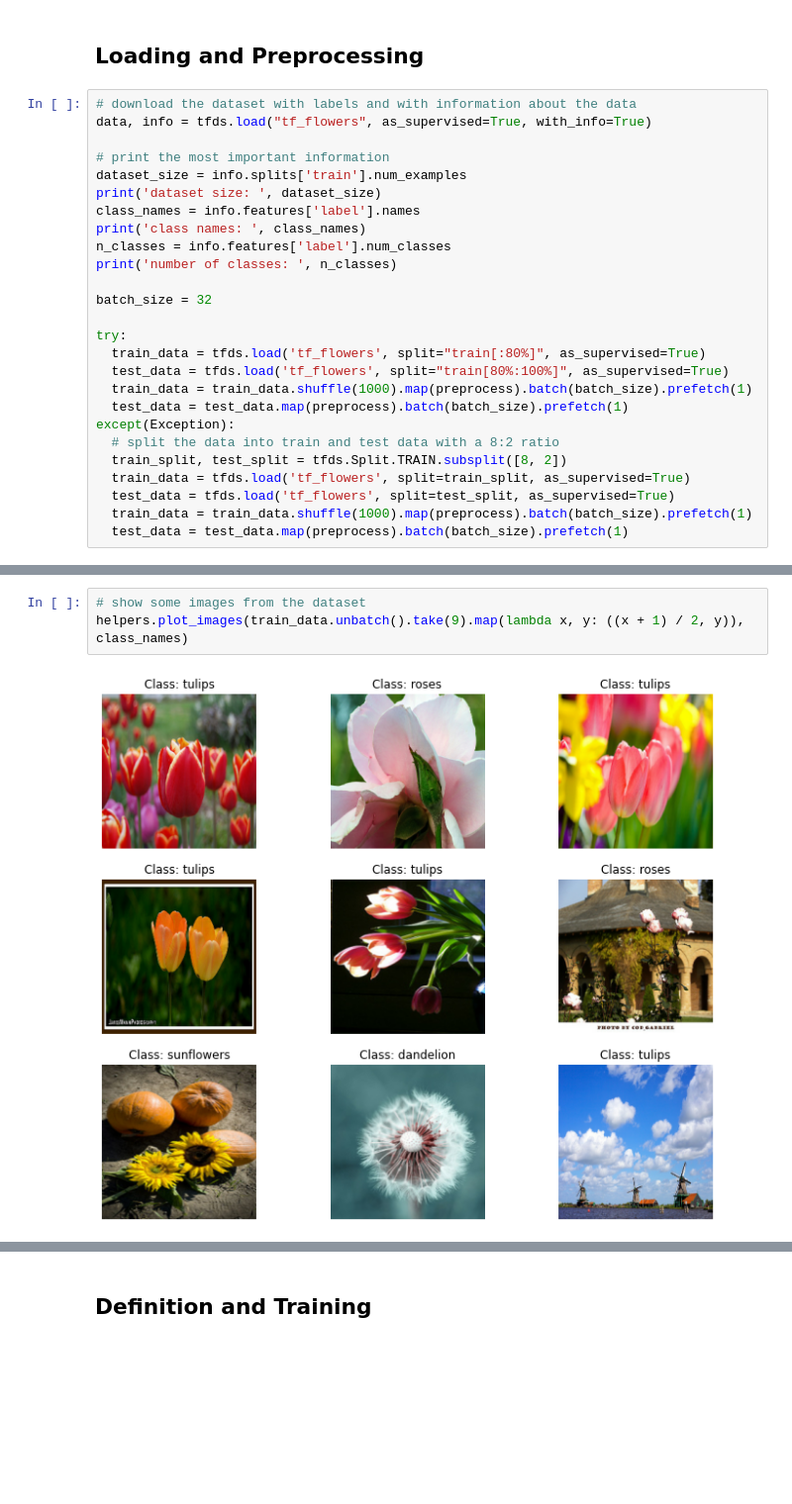
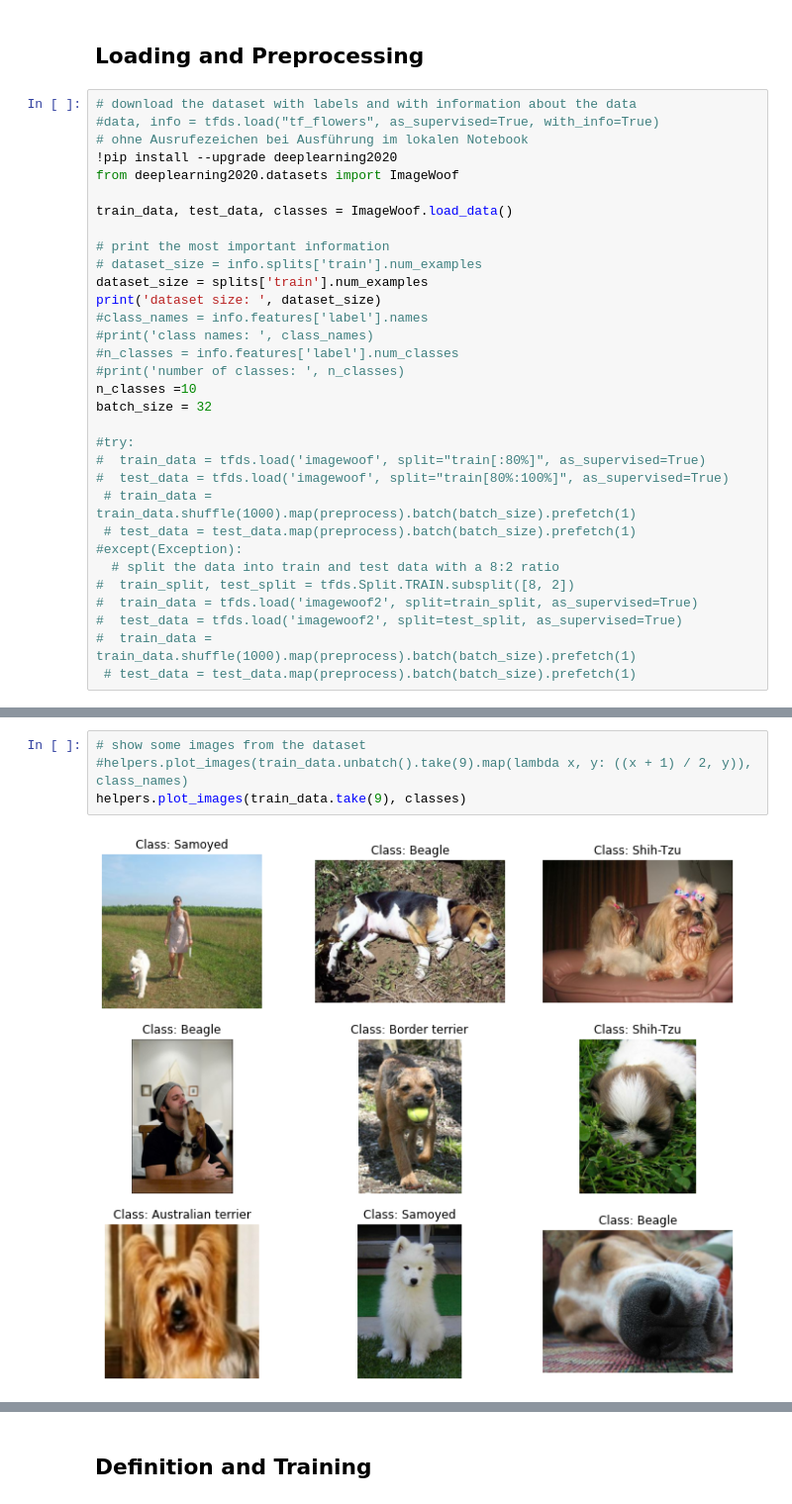
Before and after one commit to hgrapenthin/EEX-Webscraping, a Jupyter notebook: 4_7_2_Transfer_Learning_Implementierung_(Praxis).ipynb, the cells around one changed output, grey strips where cells are left out. Shown: that part at 99% size. Drawn from its saved outputs; the diff is of its cells as text; blank space fills up the shorter version.

```diff
--- a/4_7_2_Transfer_Learning_Implementierung_(Praxis).ipynb
+++ b/4_7_2_Transfer_Learning_Implementierung_(Praxis).ipynb
@@ -63,28 +48,34 @@ def preprocess(image, label):
 ## Loading and Preprocessing
 # %%
 # download the dataset with labels and with information about the data
-data, info = tfds.load("tf_flowers", as_supervised=True, with_info=True)
+#data, info = tfds.load("tf_flowers", as_supervised=True, with_info=True)
+# ohne Ausrufezeichen bei Ausführung im lokalen Notebook
+!pip install --upgrade deeplearning2020
+from deeplearning2020.datasets import ImageWoof
+
+train_data, test_data, classes = ImageWoof.load_data()
 
 # print the most important information
-dataset_size = info.splits['train'].num_examples
+# dataset_size = info.splits['train'].num_examples
+dataset_size = splits['train'].num_examples
 print('dataset size: ', dataset_size)
-class_names = info.features['label'].names
-print('class names: ', class_names)
-n_classes = info.features['label'].num_classes
-print('number of classes: ', n_classes)
-
+#class_names = info.features['label'].names
+#print('class names: ', class_names)
+#n_classes = info.features['label'].num_classes
+#print('number of classes: ', n_classes)
+n_classes =10
 batch_size = 32
 
-try:
-  train_data = tfds.load('tf_flowers', split="train[:80%]", as_supervised=True)
-  test_data = tfds.load('tf_flowers', split="train[80%:100%]", as_supervised=True)
-  train_data = train_data.shuffle(1000).map(preprocess).batch(batch_size).prefetch(1)
-  test_data = test_data.map(preprocess).batch(batch_size).prefetch(1)
-except(Exception):
+#try:
+#  train_data = tfds.load('imagewoof', split="train[:80%]", as_supervised=True)
+#  test_data = tfds.load('imagewoof', split="train[80%:100%]", as_supervised=True)
+ # train_data = train_data.shuffle(1000).map(preprocess).batch(batch_size).prefetch(1)
+ # test_data = test_data.map(preprocess).batch(batch_size).prefetch(1)
+#except(Exception):
   # split the data into train and test data with a 8:2 ratio
-  train_split, test_split = tfds.Split.TRAIN.subsplit([8, 2])
-  train_data = tfds.load('tf_flowers', split=train_split, as_supervised=True)
-  test_data = tfds.load('tf_flowers', split=test_split, as_supervised=True)
-  train_data = train_data.shuffle(1000).map(preprocess).batch(batch_size).prefetch(1)
-  test_data = test_data.map(preprocess).batch(batch_size).prefetch(1)
+#  train_split, test_split = tfds.Split.TRAIN.subsplit([8, 2])
+#  train_data = tfds.load('imagewoof2', split=train_split, as_supervised=True)
+#  test_data = tfds.load('imagewoof2', split=test_split, as_supervised=True)
+#  train_data = train_data.shuffle(1000).map(preprocess).batch(batch_size).prefetch(1)
+ # test_data = test_data.map(preprocess).batch(batch_size).prefetch(1)
 # %% [output]
@@ -94,5 +98,6 @@ number of classes:  5
 # %%
 # show some images from the dataset
-helpers.plot_images(train_data.unbatch().take(9).map(lambda x, y: ((x + 1) / 2, y)), class_names)
+#helpers.plot_images(train_data.unbatch().take(9).map(lambda x, y: ((x + 1) / 2, y)), class_names)
+helpers.plot_images(train_data.take(9), classes)
 # %% [output]
-[figure, old version]
+[figure, new version]
```
Also changed, not shown: parts of 7 cells of this notebook.
